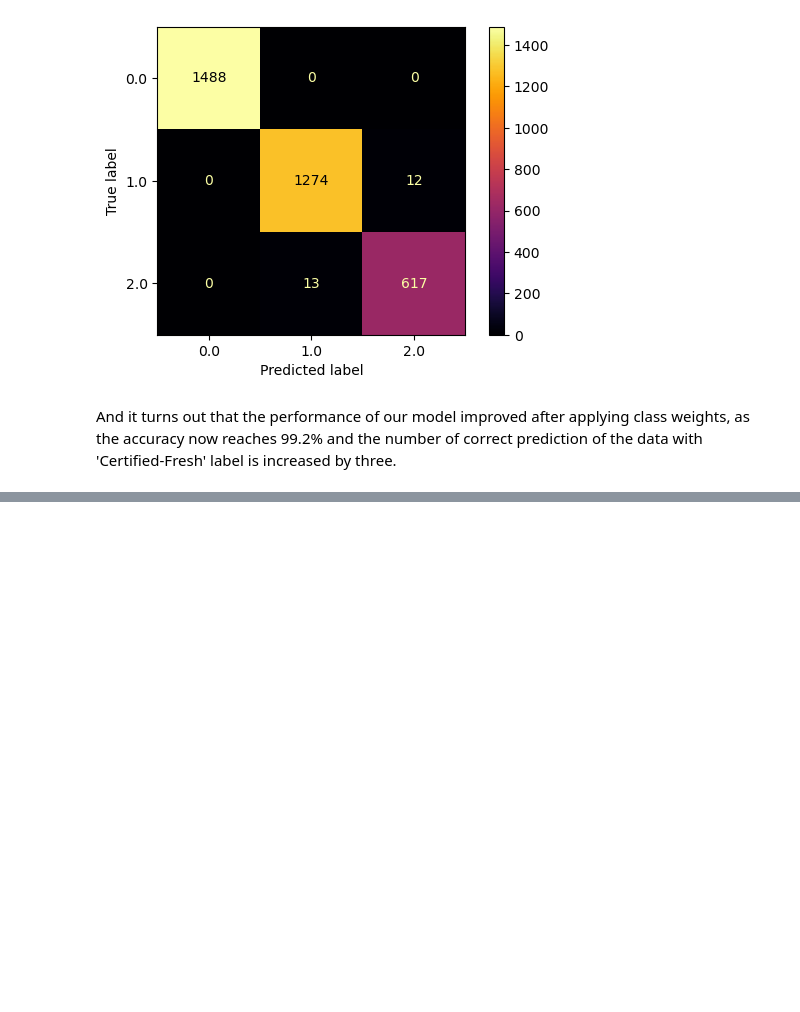
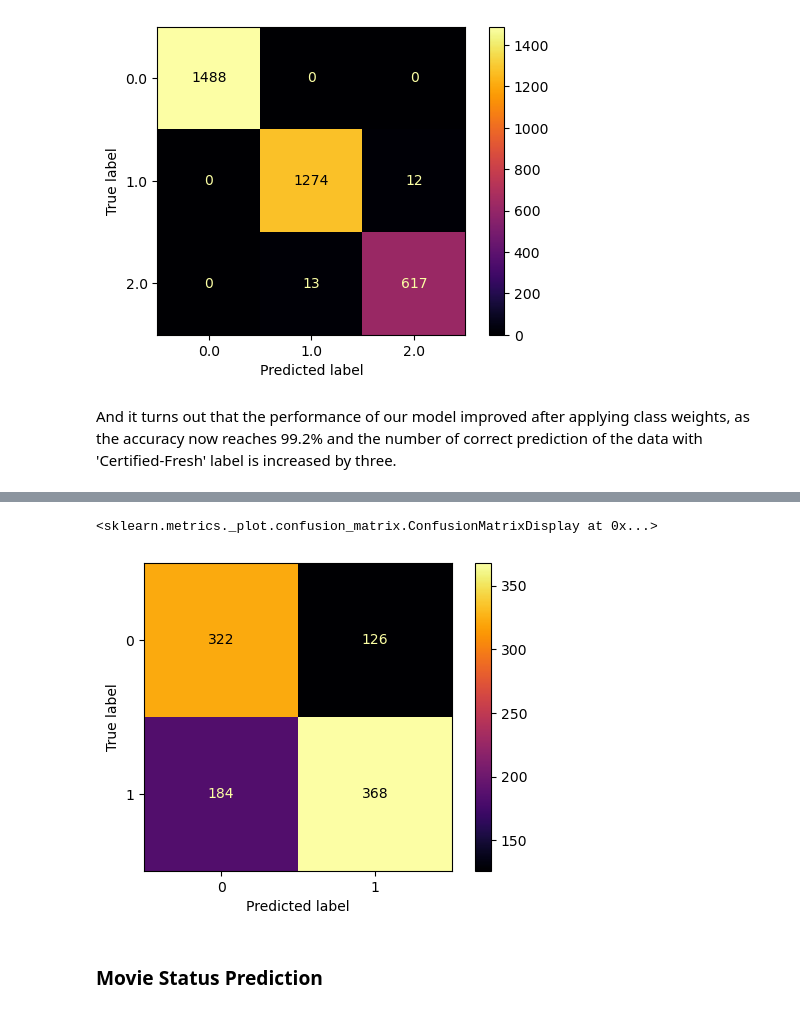
Before and after one commit to tugceturkkal/Data-Projects, a Jupyter notebook: Rotten Tomatoes Movies Rating Prediction.ipynb, the cells around one changed output, grey strips where cells are left out. Drawn from its saved outputs; the diff is of its cells as text; code cells hidden in the pictures; blank space fills up the shorter version.

```diff
--- a/Rotten Tomatoes Movies Rating Prediction.ipynb
+++ b/Rotten Tomatoes Movies Rating Prediction.ipynb
@@ -557,0 +658,17 @@ And it turns out that the performance of our model improved after applying class
+# %%
+# Instantiate vectorizer class
+vectorizer = CountVectorizer(min_df = 1)
+
+# Transform our text data into vector
+X_train_vec = vectorizer.fit_transform(X_train).toarray()
+
+# Inıtialize random forest and train it
+random_forest_weighted = RandomForestClassifier(random_state = 2, class_weight = class_weight_dict)
+random_forest_weighted.fit(X_train_vec, y_train)
+
+# Predict and output classification report
+y_predicted = random_forest_weighted.predict(vectorizer.transform(X_test).toarray())
+
+print('Weighted Random Forest Report')
+print('')
+print(classification_report(y_test, y_predicted))
@@ -557,0 +686,10 @@ And it turns out that the performance of our model improved after applying class
+# %%
+# Plot confusion matrix
+fig, ax = plt.subplots(figsize=(6, 4))
+
+plot_confusion_matrix(random_forest_weighted, vectorizer.transform(X_test).toarray(), y_test, cmap ='inferno', ax = ax)
+# %% [output]
+<sklearn.metrics._plot.confusion_matrix.ConfusionMatrixDisplay at 0x...>
+[figure, added]
+# %% [markdown]
+### Movie Status Prediction
```
Also changed, not shown: parts of 20 cells of this notebook.
